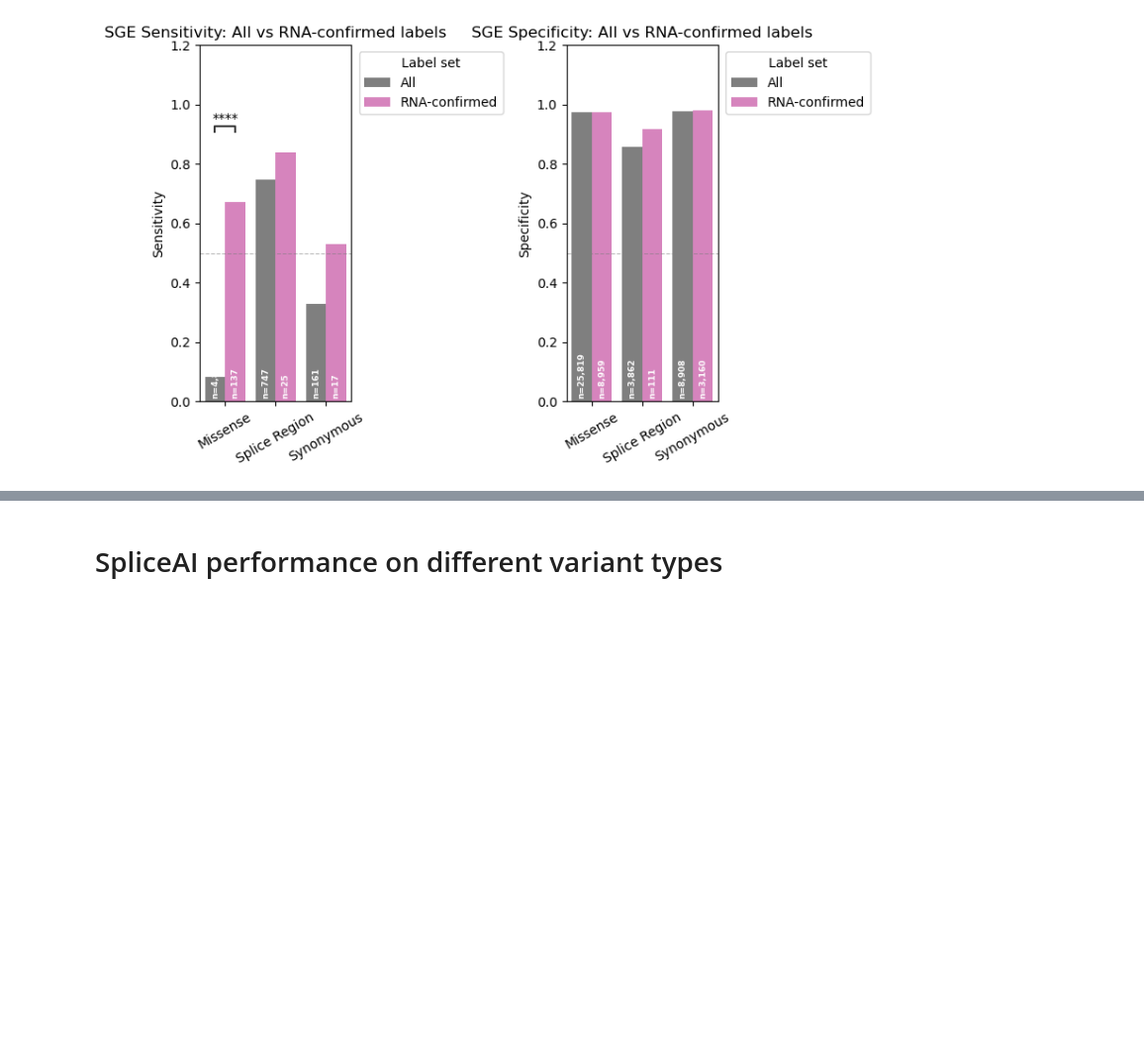
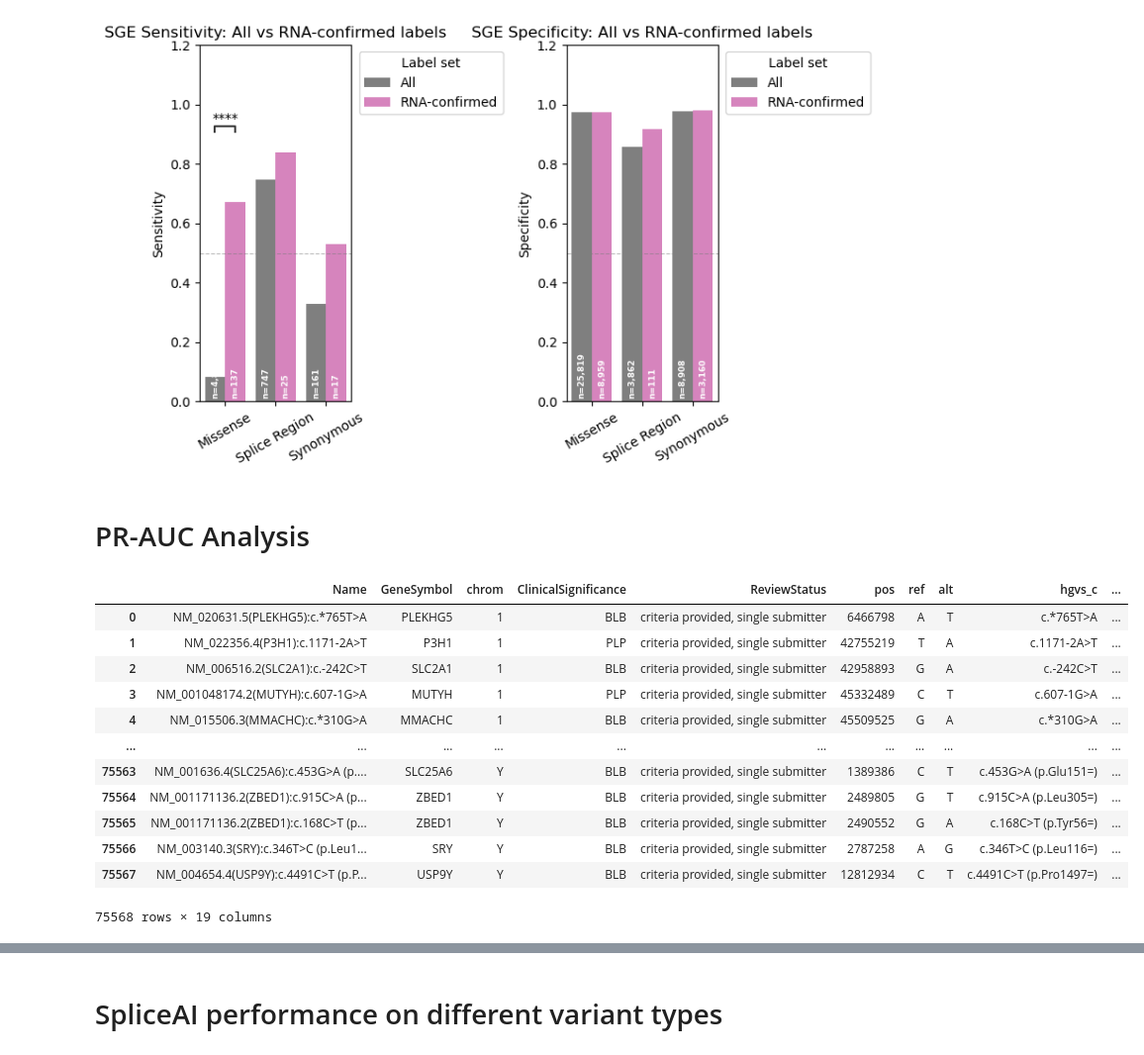
Before and after one commit to ivanw314/PillarProject_CAVA_Analysis, a Jupyter notebook: Notebooks/PP_SpliceAI_Joint_benchmarking.ipynb, the cells around one changed output, grey strips where cells are left out. Shown at 99% size. Cells and saved outputs as stored; diff of their text form; code cells hidden in the pictures; blank space fills up the shorter version.

Commit message:
Update PP_SpliceAI_Joint_benchmarking.ipynb
Added intial PR-AUC analysis

```diff
--- a/Notebooks/PP_SpliceAI_Joint_benchmarking.ipynb
+++ b/Notebooks/PP_SpliceAI_Joint_benchmarking.ipynb
@@ -49,6 +51,8 @@ curated_set_remapped = curated_set.assign(
 clinvar_set_remapped = clinvar_set.assign(
     simplified_consequence=clinvar_set['first_consequence'].map(inv_consequence_map)
 )
+
+raw_sge_set = sge_set
 # %%
 def build_confusion_matrix(df, label_col, pos_label, neg_label,
                             score_col='maxSpliceAI', threshold=0.2):
@@ -463,3 +467,5 @@ fig_rna = plot_rna_comparison(rna_sens_df, rna_spec_df)
 plt.show()
 # %% [output]
 [figure]
+# %% [markdown]
+# PR-AUC Analysis
@@ -465,0 +601,35 @@ plt.show()
+# %%
+iter_dict = {
+    'SGE': {'truth_col': 'auth_reported_func_class', 'pos_label': 'functionally_abnormal', 'neg_label': 'functionally_normal'},
+    'curated': {'truth_col': 'splice_consequence', 'pos_label': 'abnormal', 'neg_label': 'normal'},
+    'ClinVar': {'truth_col': 'ClinicalSignificance', 'pos_label': 'PLP', 'neg_label': 'BLB'}
+}
+
+consequence_filters = {
+    'all': ['Intron', 'Splice Region', 'Missense', 'Synonymous', 'UTR'],
+    'Splice Region': ['Splice Region'],
+    'non-splice': ['Intron', 'Missense', 'Synonymous', 'UTR'],
+    'coding': ['Missense', 'Synonymous'],
+    'non-coding & non-splice': ['Intron', 'UTR']
+}
+
+dfs = {'SGE': raw_sge_set,
+       'curated': curated_set_remapped,
+       'ClinVar': clinvar_set_remapped
+       }
+
+clinvar_set_remapped
+# %% [output]
+|  | Name | GeneSymbol | chrom | ClinicalSignificance | ReviewStatus | pos | ref | alt | hgvs_c | ... |
+| 0 | NM_020631.5(PLEKHG5):c.*765T>A | PLEKHG5 | 1 | BLB | criteria provided, single submitter | 6466798 | A | T | c.*765T>A | ... |
+| 1 | NM_022356.4(P3H1):c.1171-2A>T | P3H1 | 1 | PLP | criteria provided, single submitter | 42755219 | T | A | c.1171-2A>T | ... |
+| 2 | NM_006516.2(SLC2A1):c.-242C>T | SLC2A1 | 1 | BLB | criteria provided, single submitter | 42958893 | G | A | c.-242C>T | ... |
+| 3 | NM_001048174.2(MUTYH):c.607-1G>A | MUTYH | 1 | PLP | criteria provided, single submitter | 45332489 | C | T | c.607-1G>A | ... |
+| 4 | NM_015506.3(MMACHC):c.*310G>A | MMACHC | 1 | BLB | criteria provided, single submitter | 45509525 | G | A | c.*310G>A | ... |
+| ... | ... | ... | ... | ... | ... | ... | ... | ... | ... | ... |
+| 75563 | NM_001636.4(SLC25A6):c.453G>A (p.... | SLC25A6 | Y | BLB | criteria provided, single submitter | 1389386 | C | T | c.453G>A (p.Glu151=) | ... |
+| 75564 | NM_001171136.2(ZBED1):c.915C>A (p... | ZBED1 | Y | BLB | criteria provided, single submitter | 2489805 | G | T | c.915C>A (p.Leu305=) | ... |
+| 75565 | NM_001171136.2(ZBED1):c.168C>T (p... | ZBED1 | Y | BLB | criteria provided, single submitter | 2490552 | G | A | c.168C>T (p.Tyr56=) | ... |
+| 75566 | NM_003140.3(SRY):c.346T>C (p.Leu1... | SRY | Y | BLB | criteria provided, single submitter | 2787258 | A | G | c.346T>C (p.Leu116=) | ... |
+| 75567 | NM_004654.4(USP9Y):c.4491C>T (p.P... | USP9Y | Y | BLB | criteria provided, single submitter | 12812934 | C | T | c.4491C>T (p.Pro1497=) | ... |
+75568 rows × 19 columns
```
Also changed, not shown: parts of 3 cells of this notebook.
